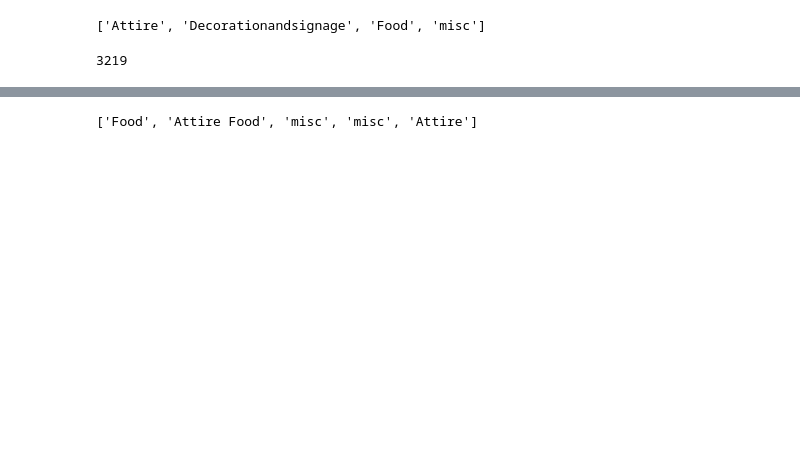
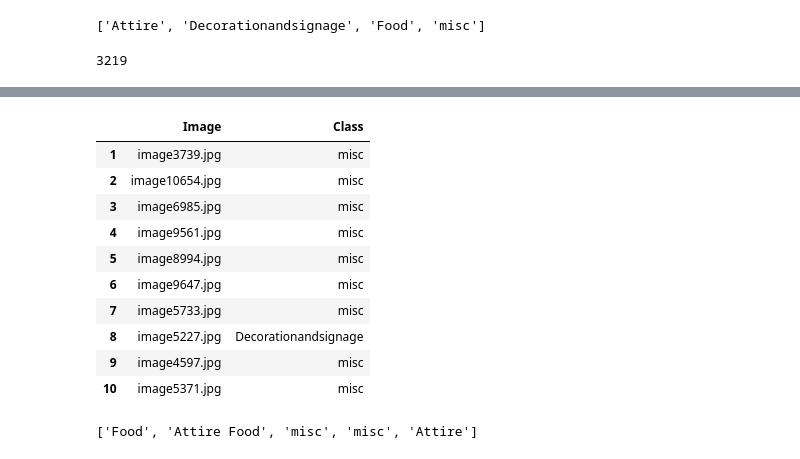
Before and after one commit to punnytargaryen/Auto-tag-Gala, a Jupyter notebook: Gala.ipynb, the cells around one changed output, grey strips where cells are left out. Drawn from its saved outputs; the diff is of its cells as text; code cells hidden in the pictures; blank space fills up the shorter version.

```diff
--- a/Gala.ipynb
+++ b/Gala.ipynb
@@ -220,0 +199,20 @@ np.amin(maxel)
+# %%
+df = df.assign(image =  fnames)
+# %%
+df = df.replace({'Label':{0:'Attire', 1:'Decorationandsignage', 2:'Food', 3:'misc'}})
+# %%
+df = df.drop(['Attire','Decorationandsignage','Food','misc'], axis=1)
+# %%
+df[:10]
+# %% [output]
+|  | Image | Class |
+| 1 | image3739.jpg | misc |
+| 2 | image10654.jpg | misc |
+| 3 | image6985.jpg | misc |
+| 4 | image9561.jpg | misc |
+| 5 | image8994.jpg | misc |
+| 6 | image9647.jpg | misc |
+| 7 | image5733.jpg | misc |
+| 8 | image5227.jpg | Decorationandsignage |
+| 9 | image4597.jpg | misc |
+| 10 | image5371.jpg | misc |
```
Also changed, not shown: parts of 15 cells of this notebook.
